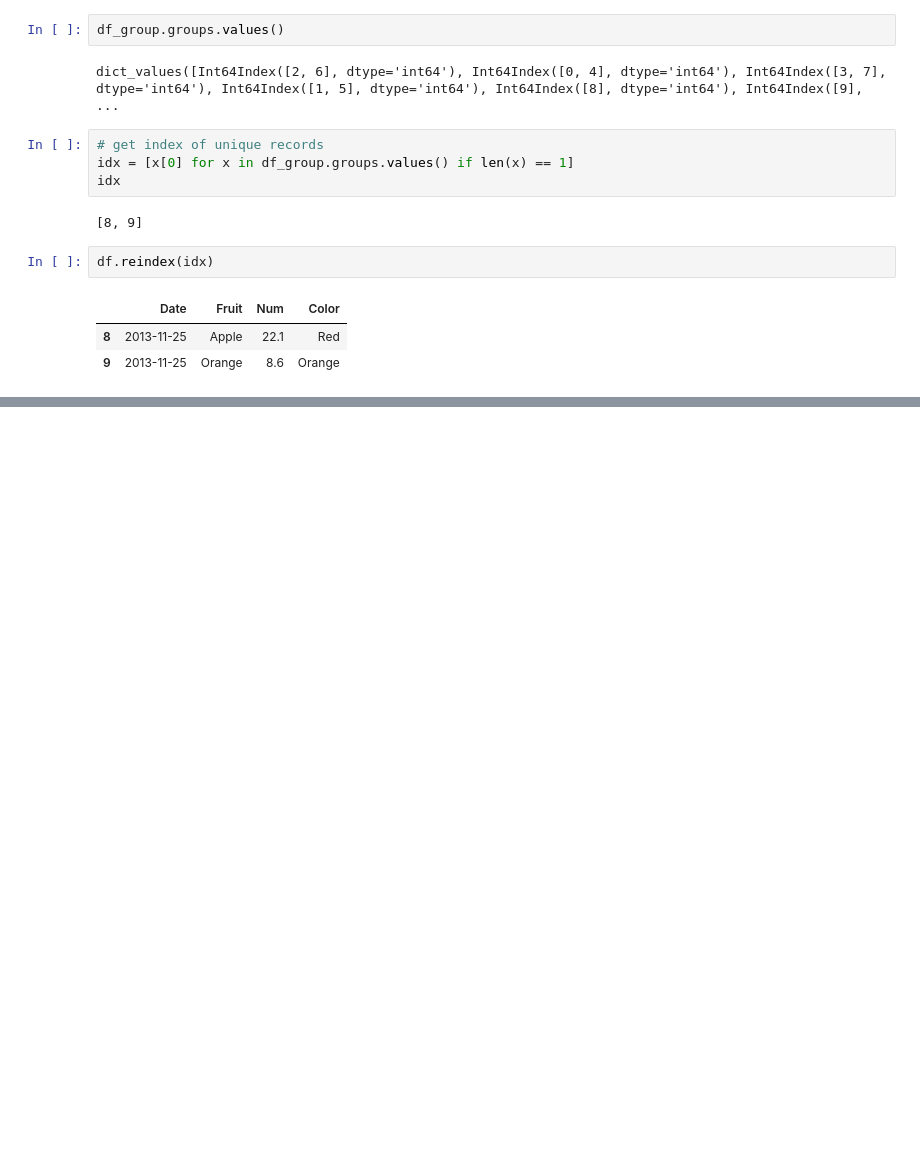
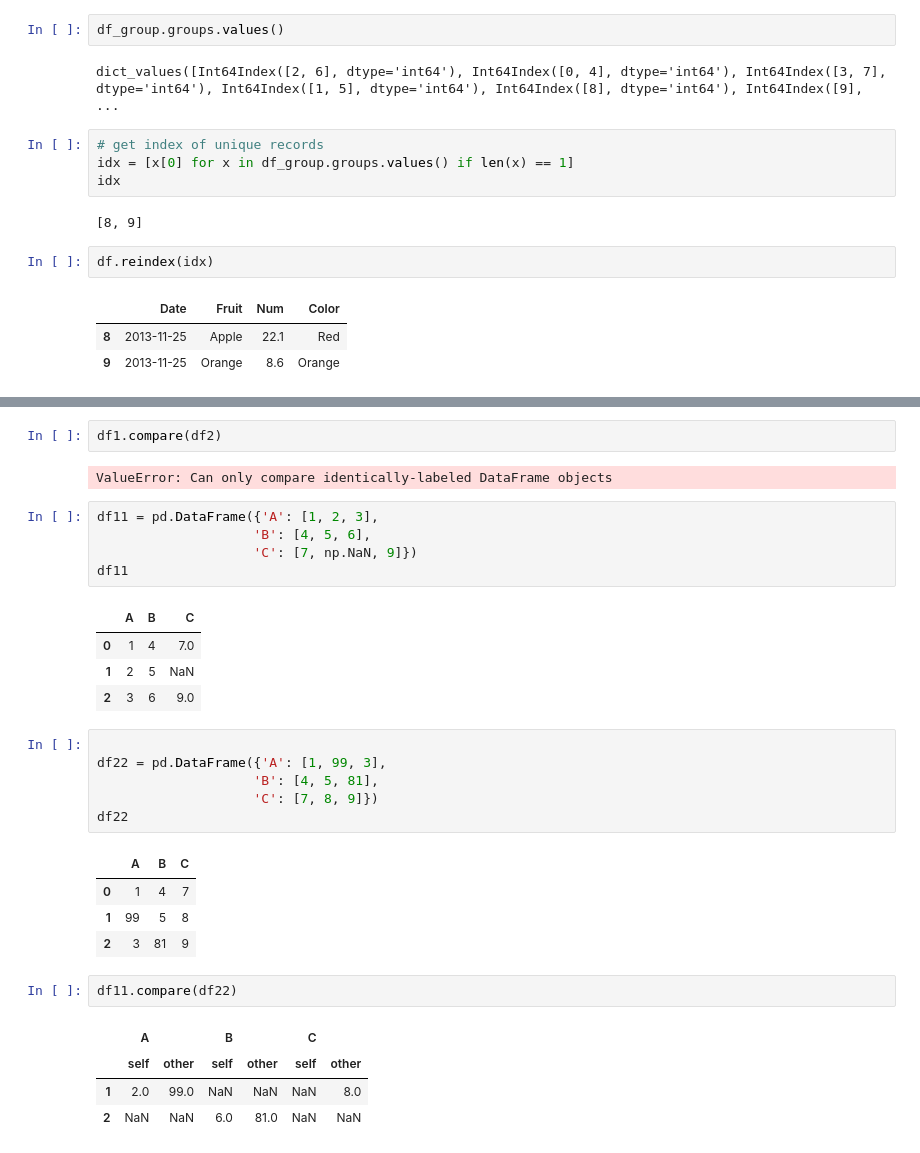
Before and after one commit to sateeshfrnd/DataAnalysisWithPython, a Jupyter notebook: Pandas/Pandas - Comapre DataFrames.ipynb, the cells around one changed output, grey strips where cells are left out. Saved outputs shown, nothing was run; the diff lists cells and outputs as text; blank space fills up the shorter version.

```diff
--- a/Pandas/Pandas - Comapre DataFrames.ipynb
+++ b/Pandas/Pandas - Comapre DataFrames.ipynb
@@ -150,0 +197,32 @@ df.reindex(idx)
+# %%
+df1.compare(df2)
+# %% [output]
+ValueError: Can only compare identically-labeled DataFrame objects
+# %%
+df11 = pd.DataFrame({'A': [1, 2, 3],
+                    'B': [4, 5, 6],
+                    'C': [7, np.NaN, 9]})
+df11
+# %% [output]
+|  | A | B | C |
+| 0 | 1 | 4 | 7.0 |
+| 1 | 2 | 5 | NaN |
+| 2 | 3 | 6 | 9.0 |
+# %%
+
+df22 = pd.DataFrame({'A': [1, 99, 3],
+                    'B': [4, 5, 81],
+                    'C': [7, 8, 9]})
+df22
+# %% [output]
+|  | A | B | C |
+| 0 | 1 | 4 | 7 |
+| 1 | 99 | 5 | 8 |
+| 2 | 3 | 81 | 9 |
+# %%
+df11.compare(df22)
+# %% [output]
+|  | A |  | B |  | C |  |
+|  | self | other | self | other | self | other |
+| 1 | 2.0 | 99.0 | NaN | NaN | NaN | 8.0 |
+| 2 | NaN | NaN | 6.0 | 81.0 | NaN | NaN |
```
Also changed, not shown: parts of 6 cells of this notebook.
